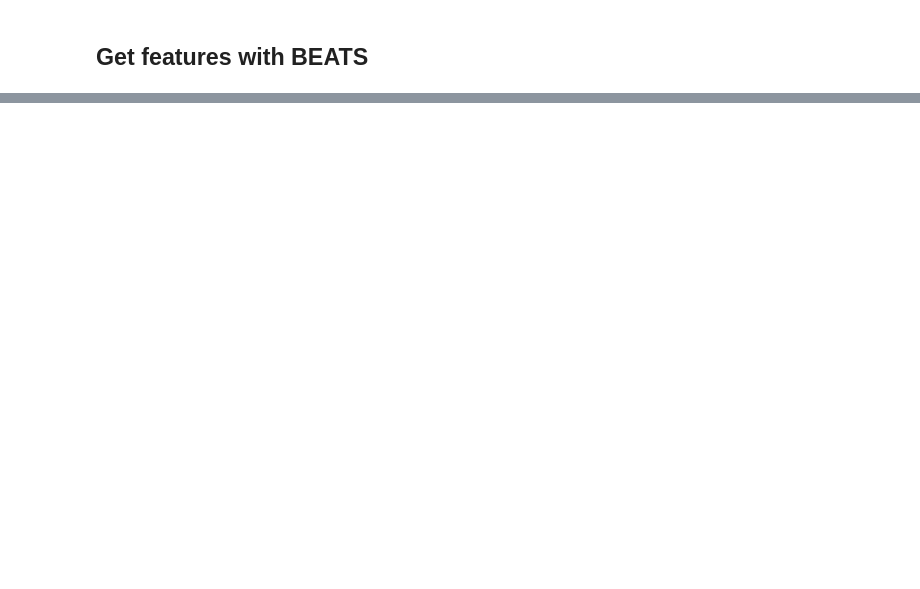
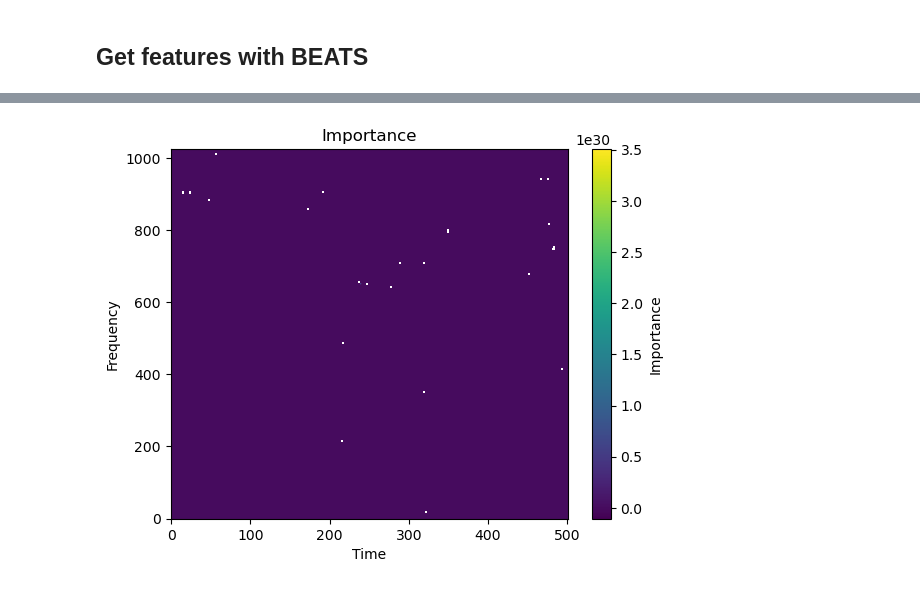
Before and after one commit to zszalan98/DL_RELAX, a Jupyter notebook: test_relax.ipynb, the cells around one changed output, grey strips where cells are left out. Cells and saved outputs as stored; diff of their text form; code cells hidden in the pictures; blank space fills up the shorter version.

```diff
--- a/test_relax.ipynb
+++ b/test_relax.ipynb
@@ -95,10 +97,19 @@ from prediction import load_beats_model
 # Resample audio for the BEATS model
 res_audio = resample_audio(audio, sr, 16000)
 res_masked_audios = resample_audio(masked_audios, sr, 16000)
+# %%
+import torch
+masked_audio_inputs = torch.reshape(res_masked_audios, (n_masks, 1, res_masked_audios.shape[1]))
 # %%
+# clean up outputs from warnings
+import warnings
+warnings.filterwarnings("ignore")
+
 # Load BEATS model
-model_path = 'audio/beats/BEATs_iter3_plus_AS2M_finetuned_on_AS2M_cpt2.pt'
+model_path = 'beats_env/BEATs_iter3_plus_AS2M_finetuned_on_AS2M_cpt2.pt'
 beats_model = load_beats_model(model_path)
 
 # Extract features of the original audio
-original_features = beats_model.extract_features(res_audio)[0]
+_, _, h  = beats_model.extract_features(res_audio)
+h_star = h.expand(n_masks, -1)
+h_star.shape, h.shape
@@ -107,0 +118,19 @@ masked_features = beats_model.extract_features(res_masked_audios)[0]
+# %%
+# Compute cosine similarity between original and masked features
+import torch
+from torch.nn.functional import cosine_similarity as cosine_sim
+pdist = lambda o, m: cosine_sim(o, m)
+inp_shape = 527
+with torch.no_grad():
+    W = torch.randn(tuple(masks.shape))
+    R = torch.zeros(tuple(masks.shape))
+    U = torch.zeros(tuple(masks.shape))
+    for mask_idx, x_masked in enumerate(masked_audio_inputs):
+        raw_mask = masks[mask_idx].int()
+        W += raw_mask
+        _, _, h_mask = beats_model.extract_features(x_masked)
+        s = cosine_sim(h, h_mask)
+        R_prev = R
+        R += masks * (s - R) / W
+        U += (s - R) * (s - R_prev) * raw_mask
+R, U/(W-1)
@@ -107,0 +172,11 @@ masked_features = beats_model.extract_features(res_masked_audios)[0]
+# %%
+mean = torch.mean(R, dim=0)
+mean.shape
+plt.imshow(mean, aspect='auto', cmap='viridis', origin='lower')
+plt.colorbar(label='Importance')
+plt.title('Importance')
+plt.xlabel('Time')
+plt.ylabel('Frequency')
+plt.show()
+# %% [output]
+[figure, added]
```
Also changed, not shown: parts of 12 cells of this notebook.
